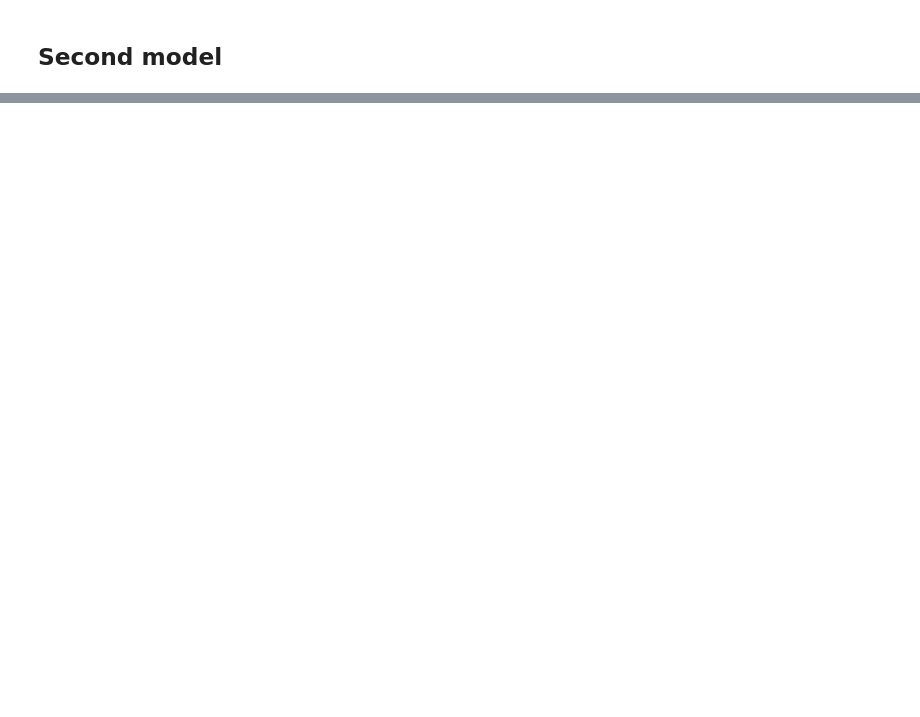
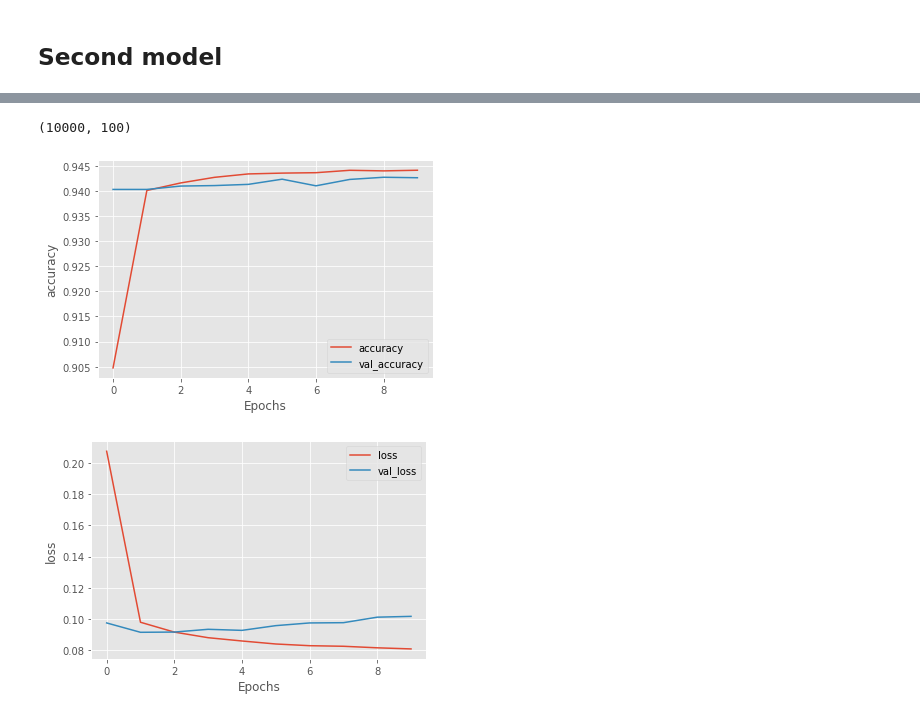
Before and after one commit to kandicst/Emotion-Classification, a Jupyter notebook: notebooks/deep_model.ipynb, the cells around one changed output, grey strips where cells are left out. Saved outputs shown, nothing was run; the diff lists cells and outputs as text; code cells hidden in the pictures; blank space fills up the shorter version.

Commit message:
add paper and new notebooks

```diff
--- a/notebooks/deep_model.ipynb
+++ b/notebooks/deep_model.ipynb
@@ -358,0 +285,4 @@ array([[8.5013151e-01, 8.3982740e-03, 1.0897810e-01, 3.1975593e-02,
+# %%
+model100dim.fit(training_padded,
+                    y_train, epochs=3,
+                    validation_data=(testing_padded, y_test))
@@ -358,0 +299,15 @@ array([[8.5013151e-01, 8.3982740e-03, 1.0897810e-01, 3.1975593e-02,
+# %%
+model100dim = tf.keras.Sequential([
+    tf.keras.layers.Embedding(vocab_size, 100, input_length=max_length),
+    tf.keras.layers.Bidirectional(tf.keras.layers.LSTM(64,  return_sequences=True)),
+    tf.keras.layers.Bidirectional(tf.keras.layers.LSTM(64)),
+    tf.keras.layers.Dense(64, activation='relu'),
+    tf.keras.layers.Dropout(0.5),
+    tf.keras.layers.Dense(32, activation='relu'),
+    tf.keras.layers.Dense(6, activation='softmax')
+  ])
+model100dim.compile(loss="categorical_crossentropy",
+                optimizer="adam",
+                metrics=['accuracy'])
+
+model100dim
@@ -358,0 +332,16 @@ array([[8.5013151e-01, 8.3982740e-03, 1.0897810e-01, 3.1975593e-02,
+# %%
+import os
+
+checkpoint_path_100dim = "/content/drive/My Drive/Colab Notebooks/training_1/cp100dim2lstm.ckpt"
+checkpoint_dir_100dim = os.path.dirname(checkpoint_path_100dim)
+
+# Create a callback that saves the model's weights
+cp_callback_100dim = tf.keras.callbacks.ModelCheckpoint(filepath=checkpoint_path_100dim,
+                                                 save_weights_only=True,
+                                                 verbose=1)
+# %%
+history = model100dim.fit(training_padded,
+                          y_train,
+                          epochs=10,
+                          validation_data=(testing_padded, y_test),
+                          callbacks=[cp_callback_100dim])
@@ -358,0 +403,6 @@ array([[8.5013151e-01, 8.3982740e-03, 1.0897810e-01, 3.1975593e-02,
+# %%
+e = model.layers[0]
+weights = e.get_weights()[0]
+print(weights.shape) # shape: (vocab_size, embedding_dim)
+# %% [output]
+(10000, 100)
@@ -359,14 +429,17 @@ array([[8.5013151e-01, 8.3982740e-03, 1.0897810e-01, 3.1975593e-02,
 # %%
 import matplotlib.pyplot as plt
 
 
 def plot_graphs(history, string):
   plt.plot(history.history[string])
   plt.plot(history.history['val_'+string])
   plt.xlabel("Epochs")
   plt.ylabel(string)
   plt.legend([string, 'val_'+string])
   plt.show()
 
-plot_graphs(history_2lstm, "accuracy")
-plot_graphs(history_2lstm, "loss")
+plot_graphs(history, "accuracy")
+plot_graphs(history, "loss")
+# %% [output]
+[figure, added]
+[figure, added]
```
Also changed, not shown: parts of 36 cells of this notebook, 2 other files.
